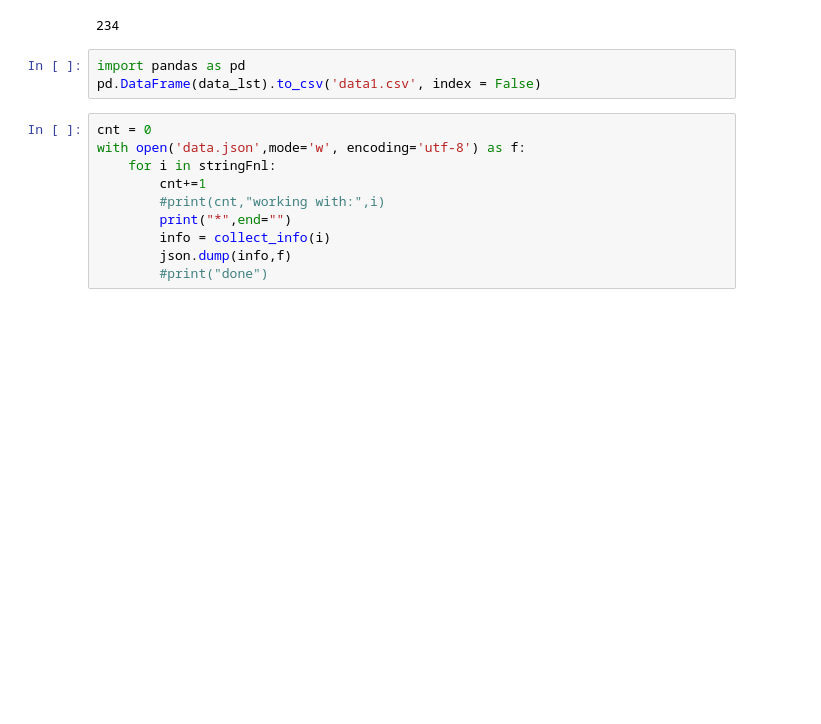
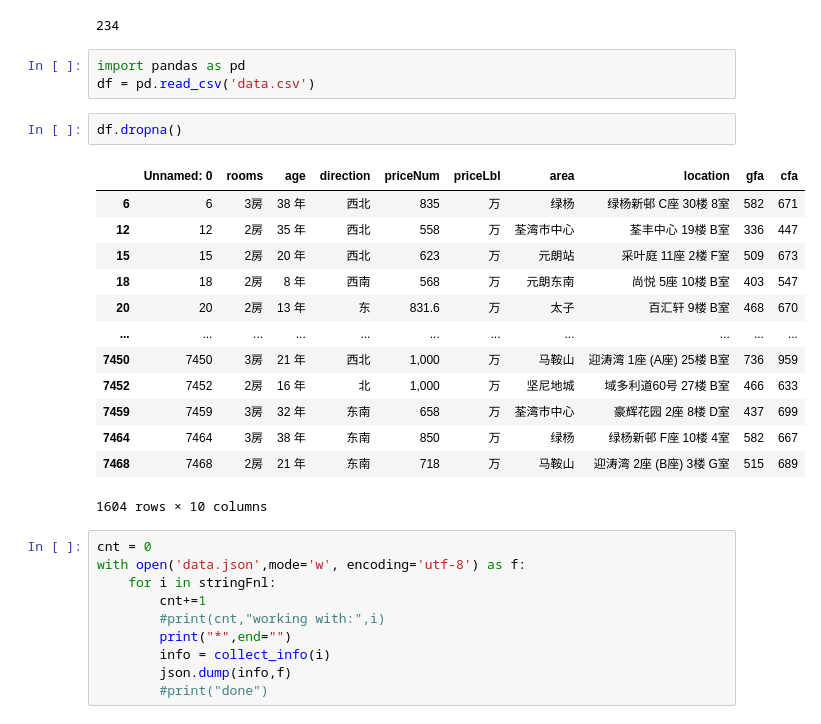
Before and after one commit to JinjianT/webcrawler, a Jupyter notebook: zydc_data.ipynb, the cells around one changed output. Saved outputs shown, nothing was run; the diff lists cells and outputs as text; blank space fills up the shorter version.

```diff
--- a/zydc_data.ipynb
+++ b/zydc_data.ipynb
@@ -126,7 +204,23 @@ len(data_lst)
 234
 # %%
 import pandas as pd
-pd.DataFrame(data_lst).to_csv('data1.csv', index = False)
+df = pd.read_csv('data.csv')
+# %%
+df.dropna()
+# %% [output]
+|  | Unnamed: 0 | rooms | age | direction | priceNum | priceLbl | area | location | gfa | cfa |
+| 6 | 6 | 3房 | 38 年 | 西北 | 835 | 万 | 绿杨 | 绿杨新邨 C座 30楼 8室 | 582 | 671 |
+| 12 | 12 | 2房 | 35 年 | 西北 | 558 | 万 | 荃湾市中心 | 荃丰中心 19楼 B室 | 336 | 447 |
+| 15 | 15 | 2房 | 20 年 | 西北 | 623 | 万 | 元朗站 | 采叶庭 11座 2楼 F室 | 509 | 673 |
+| 18 | 18 | 2房 | 8 年 | 西南 | 568 | 万 | 元朗东南 | 尚悦 5座 10楼 B室 | 403 | 547 |
+| 20 | 20 | 2房 | 13 年 | 东 | 831.6 | 万 | 太子 | 百汇轩 9楼 B室 | 468 | 670 |
+| ... | ... | ... | ... | ... | ... | ... | ... | ... | ... | ... |
+| 7450 | 7450 | 3房 | 21 年 | 西北 | 1,000 | 万 | 马鞍山 | 迎涛湾 1座 (A座) 25楼 B室 | 736 | 959 |
+| 7452 | 7452 | 2房 | 16 年 | 北 | 1,000 | 万 | 坚尼地城 | 域多利道60号 27楼 B室 | 466 | 633 |
+| 7459 | 7459 | 3房 | 32 年 | 东南 | 658 | 万 | 荃湾市中心 | 豪辉花园 2座 8楼 D室 | 437 | 699 |
+| 7464 | 7464 | 3房 | 38 年 | 东南 | 850 | 万 | 绿杨 | 绿杨新邨 F座 10楼 4室 | 582 | 667 |
+| 7468 | 7468 | 2房 | 21 年 | 东南 | 718 | 万 | 马鞍山 | 迎涛湾 2座 (B座) 3楼 G室 | 515 | 689 |
+1604 rows × 10 columns
 # %%
 cnt = 0
 with open('data.json',mode='w', encoding='utf-8') as f:
```
Also changed, not shown: parts of 8 cells of this notebook, 12 other files.
